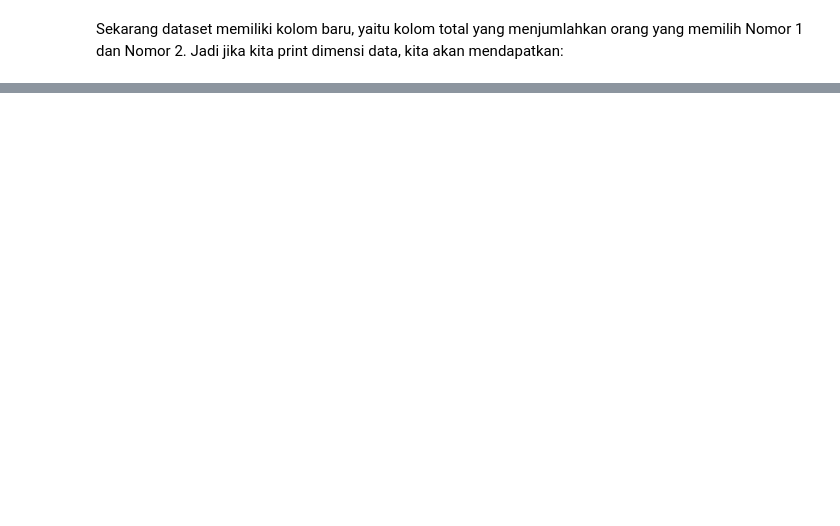
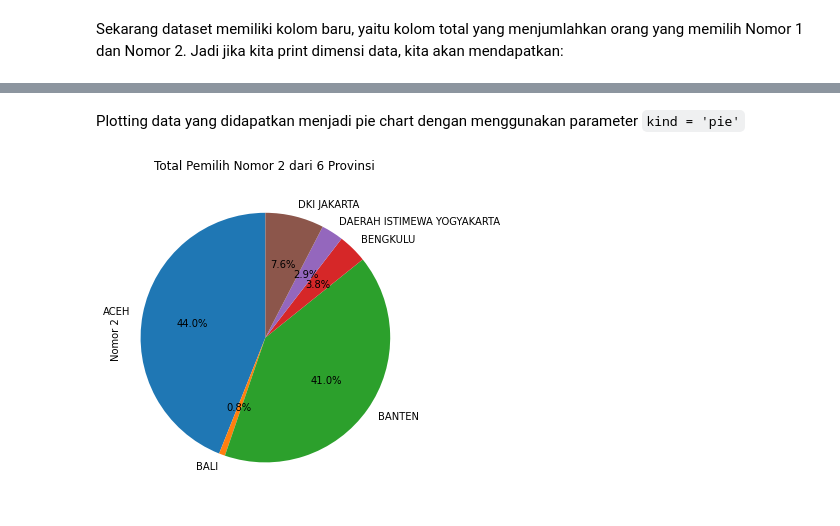
Before and after one commit to daffa1134/Praktikum-VisDat, a Jupyter notebook: 2008107010013_Daffa_Mudhaffar_Tugas_3.ipynb, the cells around one changed output, grey strips where cells are left out. Drawn from its saved outputs; the diff is of its cells as text; code cells hidden in the pictures; blank space fills up the shorter version.

Commit message:
Pie Chart, Done

```diff
--- a/2008107010013_Daffa_Mudhaffar_Tugas_3.ipynb
+++ b/2008107010013_Daffa_Mudhaffar_Tugas_3.ipynb
@@ -187,0 +192,10 @@ data dimensions: (514, 3)
+# %%
+# Mengelompokkan Kabupaten berdasarkan provinsi dan menerapkan fungsi sum()
+df_Prov = df.groupby('Provinsi', axis = 0).sum()
+
+# Output dari method groupby adalah `groupby' object
+print(type(df.groupby('Provinsi', axis=0)))
+
+df_Prov = df_Prov.head(6)
+
+df_Prov.head()
@@ -187,0 +211,15 @@ data dimensions: (514, 3)
+# %% [markdown]
+Plotting data yang didapatkan menjadi pie chart dengan menggunakan parameter `kind = 'pie'`
+# %%
+df_Prov['Nomor 2'].plot(kind='pie',
+                            figsize=(5, 6),
+                            autopct='%1.1f%%', # add in percentages
+                            startangle=90,     # start angle 90°
+                            )
+
+plt.title('Total Pemilih Nomor 2 dari 6 Provinsi')
+plt.axis('equal') # Sets the pie chart to look like a circle.
+
+plt.show()
+# %% [output]
+[figure, added]
```
Also changed, not shown: parts of 9 cells of this notebook.
